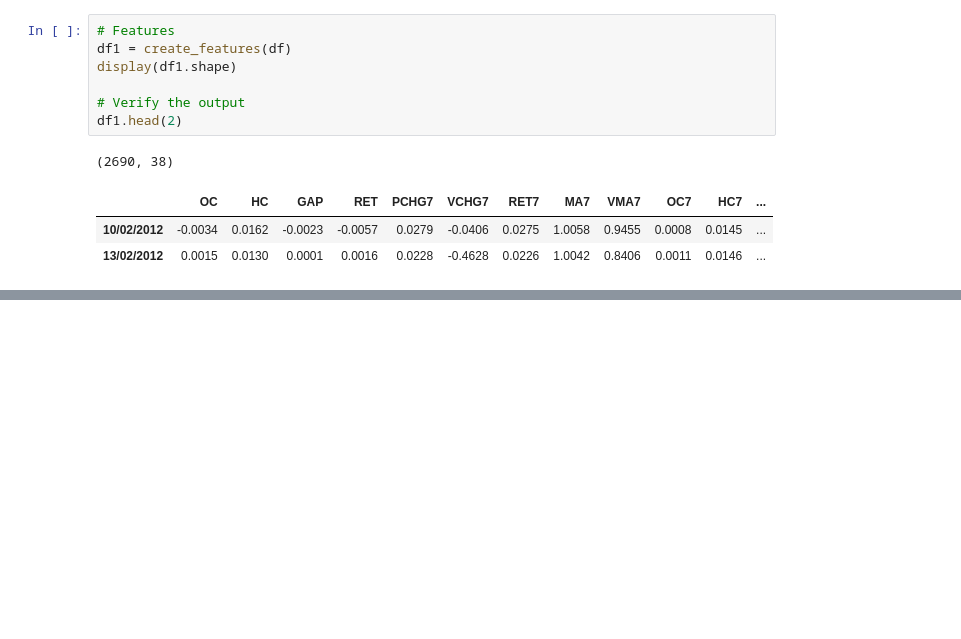
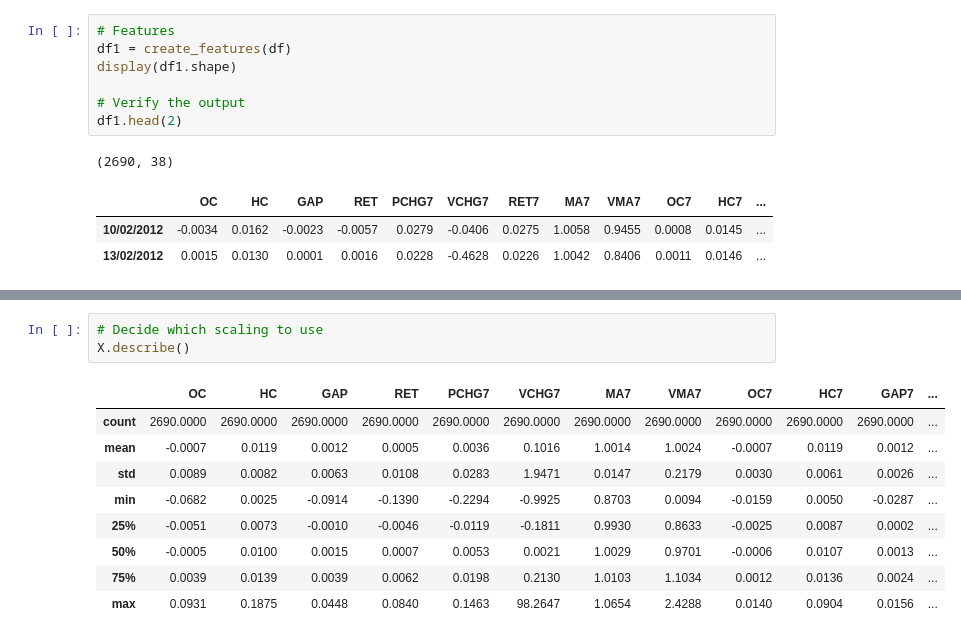
Before and after one commit to JoaoJungblut/QuantFinanceTraining, a Jupyter notebook: PythonLabs/pythonlab12.ipynb, the cells around one changed output, grey strips where cells are left out. Cells and saved outputs as stored; diff of their text form; blank space fills up the shorter version.

```diff
--- a/PythonLabs/pythonlab12.ipynb
+++ b/PythonLabs/pythonlab12.ipynb
@@ -104,0 +165,13 @@ df1.head(2)
+# %%
+# Decide which scaling to use
+X.describe()
+# %% [output]
+|  | OC | HC | GAP | RET | PCHG7 | VCHG7 | MA7 | VMA7 | OC7 | HC7 | GAP7 | ... |
+| count | 2690.0000 | 2690.0000 | 2690.0000 | 2690.0000 | 2690.0000 | 2690.0000 | 2690.0000 | 2690.0000 | 2690.0000 | 2690.0000 | 2690.0000 | ... |
+| mean | -0.0007 | 0.0119 | 0.0012 | 0.0005 | 0.0036 | 0.1016 | 1.0014 | 1.0024 | -0.0007 | 0.0119 | 0.0012 | ... |
+| std | 0.0089 | 0.0082 | 0.0063 | 0.0108 | 0.0283 | 1.9471 | 0.0147 | 0.2179 | 0.0030 | 0.0061 | 0.0026 | ... |
+| min | -0.0682 | 0.0025 | -0.0914 | -0.1390 | -0.2294 | -0.9925 | 0.8703 | 0.0094 | -0.0159 | 0.0050 | -0.0287 | ... |
+| 25% | -0.0051 | 0.0073 | -0.0010 | -0.0046 | -0.0119 | -0.1811 | 0.9930 | 0.8633 | -0.0025 | 0.0087 | 0.0002 | ... |
+| 50% | -0.0005 | 0.0100 | 0.0015 | 0.0007 | 0.0053 | 0.0021 | 1.0029 | 0.9701 | -0.0006 | 0.0107 | 0.0013 | ... |
+| 75% | 0.0039 | 0.0139 | 0.0039 | 0.0062 | 0.0198 | 0.2130 | 1.0103 | 1.1034 | 0.0012 | 0.0136 | 0.0024 | ... |
+| max | 0.0931 | 0.1875 | 0.0448 | 0.0840 | 0.1463 | 98.2647 | 1.0654 | 2.4288 | 0.0140 | 0.0904 | 0.0156 | ... |
```
Also changed, not shown: parts of 5 cells of this notebook.
